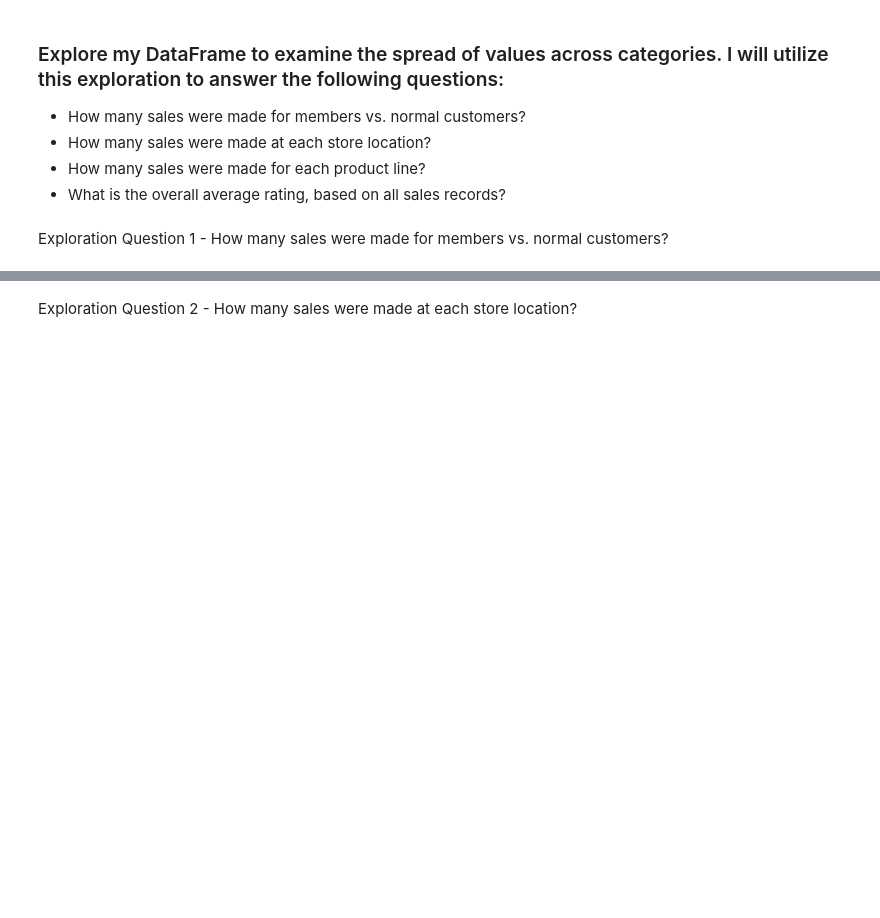
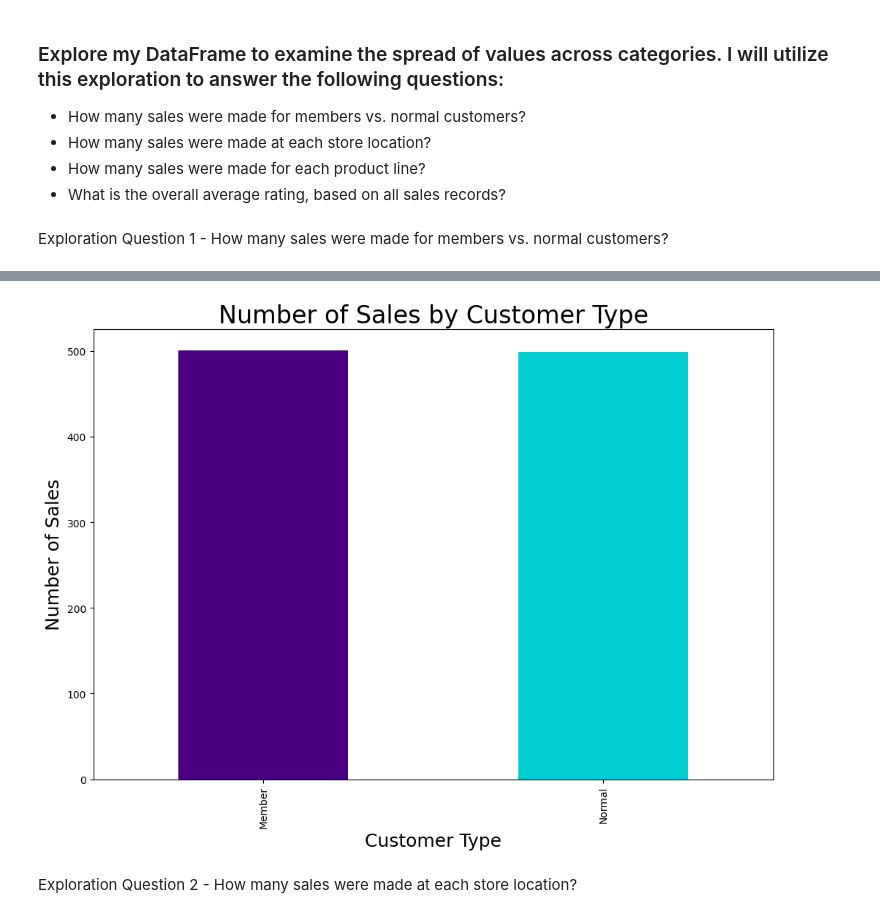
Before and after one commit to ambsthebear/Bear-Exploratory-Data-Analysis, a Jupyter notebook: sales_data_exploration.ipynb, the cells around one changed output, grey strips where cells are left out. Drawn from its saved outputs; the diff is of its cells as text; code cells hidden in the pictures; blank space fills up the shorter version.

Commit message:
Exploration and Visualization 1

```diff
--- a/sales_data_exploration.ipynb
+++ b/sales_data_exploration.ipynb
@@ -63,3 +136,11 @@ Exploration Question 1 - How many sales were made for members vs. normal custome
+# %%
+#viz1- How many sales were made for members vs. normal customers?
+joined_sales_df.groupby("Customer_Type").size().plot(kind="bar", figsize= (12,8), color= ["#4b0082", "#00ced1"])
+plt.title("Number of Sales by Customer Type", fontsize=24)
+plt.xlabel("Customer Type", fontsize=18)
+plt.ylabel ("Number of Sales", fontsize=18);
+# %% [output]
+[figure, added]
 # %% [markdown]
 Exploration Question 2 - How many sales were made at each store location?
 # %%
```
Also changed, not shown: parts of 9 cells of this notebook.
